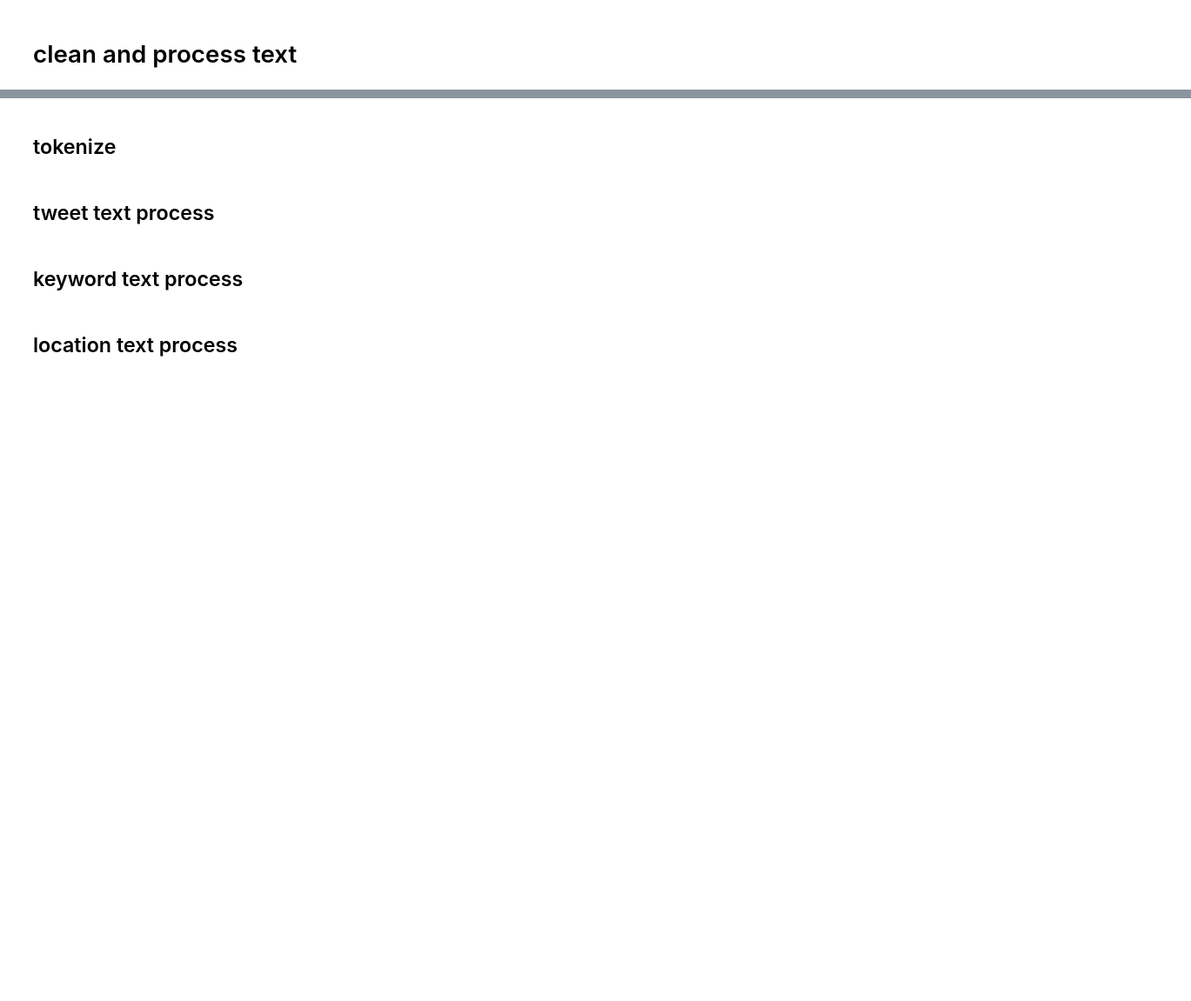
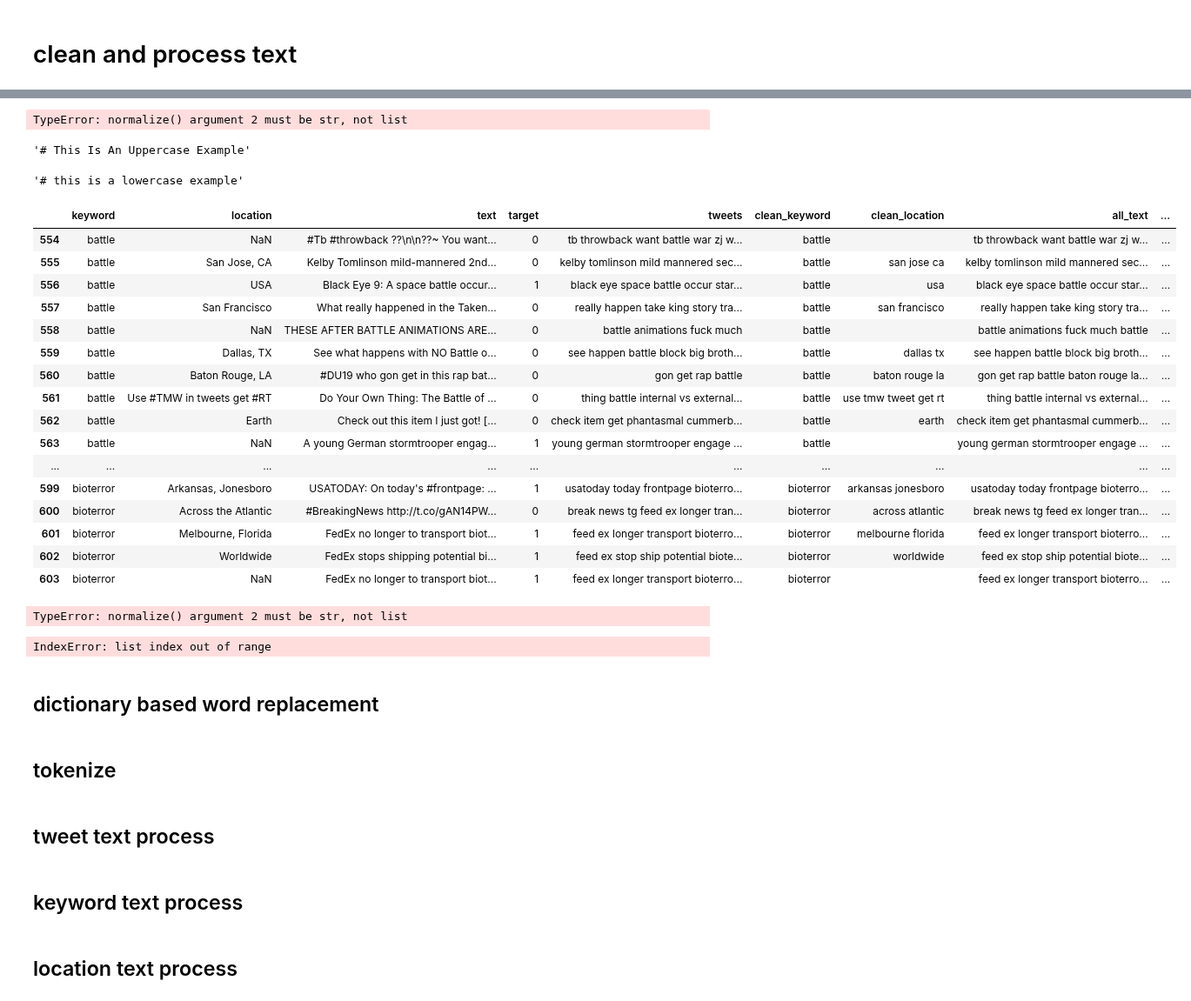
Before and after one commit to 8REN/disaster_tweets, a Jupyter notebook: preprocess_text.ipynb, the cells around one changed output, grey strips where cells are left out. Shown at 87% size. Cells and saved outputs as stored; diff of their text form; code cells hidden in the pictures; blank space fills up the shorter version.

```diff
--- a/preprocess_text.ipynb
+++ b/preprocess_text.ipynb
@@ -65,4 +188,6 @@ Text(0.5, 1.0, 'Binary Distribution of Disaster Tweet Dataset')
 # %%
 # create column for extracted hashtags
-df['hashtags'] = df.text.str.extract(r'(#.*?)(?=\s|$)')
-test_df['hashtags'] = test_df.text.str.extract(r'(#.*?)(?=\s|$)')
+df['hashtags'] = df.text.str.findall(r'(?:(?<=\s)|(?<=^))#.*?(?=\s|$)')
+test_df['hashtags'] = test_df.text.str.findall(r'(?:(?<=\s)|(?<=^))#.*?(?=\s|$)')
+df.hashtags = df.hashtags.astype(str)
+test_df.hashtags = test_df.hashtags.astype(str)
@@ -71,4 +194,3 @@ df.hashtags = df.hashtags.astype(str)
 # %%
 expanded_hashtags = df.hashtags.apply(lambda x: (expand_hashtags(x)))
+df['expanded_hashtags'] = expanded_hashtags.str.strip()
-# %%
-df['expanded_hashtags'] = expanded_hashtags
@@ -95,0 +197,4 @@ new
+# %%
+#df['expanded_hashtags'] = df.expanded_hashtags.astype(str)
+mask = df.expanded_hashtags.apply(lambda x: monocase_mask(x))
+df['mc_mask'] = mask
@@ -96,3 +216,51 @@ new
+# %%
+subset = df.loc[df['mc_mask']==True]
+words = subset.expanded_hashtags.str.split(',')
+
+test = [desegment_hashtag(x)  for x in words]
+# %% [output]
+TypeError: normalize() argument 2 must be str, not list
+# %%
+desegment_hashtag('#THISISANUPPERCASEEXAMPLE')
+# %% [output]
+'# This Is An Uppercase Example'
+# %%
+desegment_hashtag('#thisisalowercaseexample')
+# %% [output]
+'# this is a lowercase example'
+# %%
+df[550:600]
+# %% [output]
+|  | keyword | location | text | target | tweets | clean_keyword | clean_location | all_text | ... |
+| 554 | battle | NaN | #Tb #throwback ??\n\n??~ You want... | 0 | tb throwback want battle war zj w... | battle |  | tb throwback want battle war zj w... | ... |
+| 555 | battle | San Jose, CA | Kelby Tomlinson mild-mannered 2nd... | 0 | kelby tomlinson mild mannered sec... | battle | san jose ca | kelby tomlinson mild mannered sec... | ... |
+| 556 | battle | USA | Black Eye 9: A space battle occur... | 1 | black eye space battle occur star... | battle | usa | black eye space battle occur star... | ... |
+| 557 | battle | San Francisco | What really happened in the Taken... | 0 | really happen take king story tra... | battle | san francisco | really happen take king story tra... | ... |
+| 558 | battle | NaN | THESE AFTER BATTLE ANIMATIONS ARE... | 0 | battle animations fuck much | battle |  | battle animations fuck much battle | ... |
+| 559 | battle | Dallas, TX | See what happens with NO Battle o... | 0 | see happen battle block big broth... | battle | dallas tx | see happen battle block big broth... | ... |
+| 560 | battle | Baton Rouge, LA | #DU19 who gon get in this rap bat... | 0 | gon get rap battle | battle | baton rouge la | gon get rap battle baton rouge la... | ... |
+| 561 | battle | Use #TMW in tweets get #RT | Do Your Own Thing: The Battle of ... | 0 | thing battle internal vs external... | battle | use tmw tweet get rt | thing battle internal vs external... | ... |
+| 562 | battle | Earth | Check out this item I just got! [... | 0 | check item get phantasmal cummerb... | battle | earth | check item get phantasmal cummerb... | ... |
+| 563 | battle | NaN | A young German stormtrooper engag... | 1 | young german stormtrooper engage ... | battle |  | young german stormtrooper engage ... | ... |
+| ... | ... | ... | ... | ... | ... | ... | ... | ... | ... |
+| 599 | bioterror | Arkansas, Jonesboro | USATODAY: On today's #frontpage: ... | 1 | usatoday today frontpage bioterro... | bioterror | arkansas jonesboro | usatoday today frontpage bioterro... | ... |
+| 600 | bioterror | Across the Atlantic | #BreakingNews http://t.co/gAN14PW... | 0 | break news tg feed ex longer tran... | bioterror | across atlantic | break news tg feed ex longer tran... | ... |
+| 601 | bioterror | Melbourne, Florida | FedEx no longer to transport biot... | 1 | feed ex longer transport bioterro... | bioterror | melbourne florida | feed ex longer transport bioterro... | ... |
+| 602 | bioterror | Worldwide | FedEx stops shipping potential bi... | 1 | feed ex stop ship potential biote... | bioterror | worldwide | feed ex stop ship potential biote... | ... |
+| 603 | bioterror | NaN | FedEx no longer to transport biot... | 1 | feed ex longer transport bioterro... | bioterror |  | feed ex longer transport bioterro... | ... |
+# %%
+for index, row in df.iterrows():
+    if str(row['mc_mask']) == 'True':
+        row['expanded_hashtags'] = [hashtag_segmentation(x)
+# %% [output]
+TypeError: normalize() argument 2 must be str, not list
+# %%
+for index,row in df.iterrows():
+    df.loc[index,'repl'] = hashtag_segmentation(row['expanded_hashtags'])
+# %% [output]
+IndexError: list index out of range
+# %% [markdown]
+## dictionary based word replacement
 # %%
 # import and read previously created dictionary as csv for abbreviations and expansions of words
 def csv2dict(csv_name):
```
Also changed, not shown: parts of 17 cells of this notebook, 1 other file.
